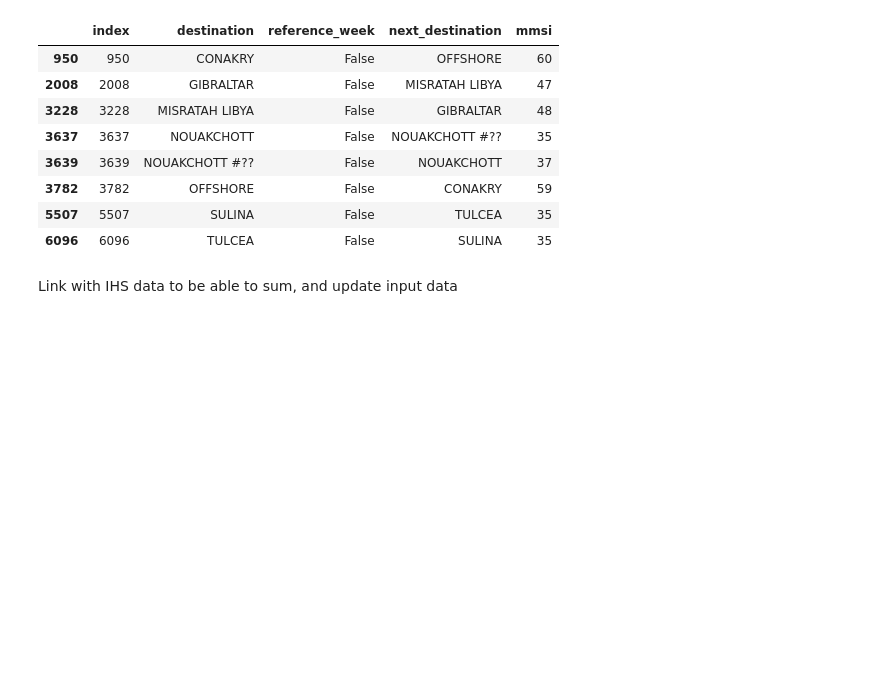
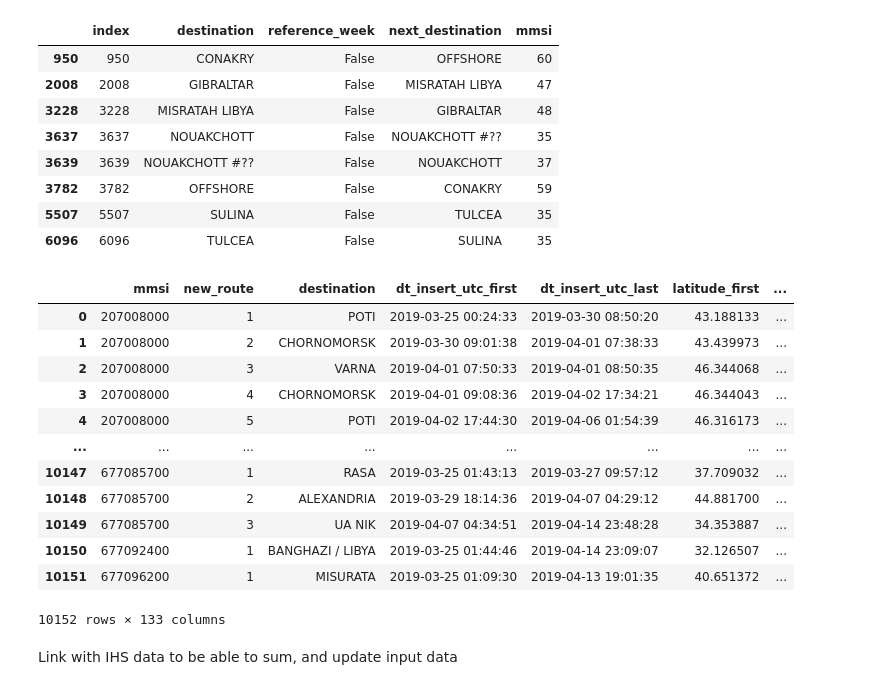
Before and after one commit to InseeFrLab/hackathon-un-2022, a Jupyter notebook: notebooks/ports_sspcloud.ipynb, the cells around one changed output. Drawn from its saved outputs; the diff is of its cells as text; code cells hidden in the pictures; blank space fills up the shorter version.

```diff
--- a/notebooks/ports_sspcloud.ipynb
+++ b/notebooks/ports_sspcloud.ipynb
@@ -719,7 +719,22 @@ departure_counts[departure_counts['mmsi'] > 30]
 # %%
 ship_data_enriched = fc.create_ship_data_enriched()
 # %%
-ais_enriched = fc.enrich_AIS_data(ais, ship_data_enriched)
+new_routes_df_enriched = fc.enrich_AIS_data(new_routes_df, ship_data_enriched)
+new_routes_df_enriched
+# %% [output]
+|  | mmsi | new_route | destination | dt_insert_utc_first | dt_insert_utc_last | latitude_first | ... |
+| 0 | 207008000 | 1 | POTI | 2019-03-25 00:24:33 | 2019-03-30 08:50:20 | 43.188133 | ... |
+| 1 | 207008000 | 2 | CHORNOMORSK | 2019-03-30 09:01:38 | 2019-04-01 07:38:33 | 43.439973 | ... |
+| 2 | 207008000 | 3 | VARNA | 2019-04-01 07:50:33 | 2019-04-01 08:50:35 | 46.344068 | ... |
+| 3 | 207008000 | 4 | CHORNOMORSK | 2019-04-01 09:08:36 | 2019-04-02 17:34:21 | 46.344043 | ... |
+| 4 | 207008000 | 5 | POTI | 2019-04-02 17:44:30 | 2019-04-06 01:54:39 | 46.316173 | ... |
+| ... | ... | ... | ... | ... | ... | ... | ... |
+| 10147 | 677085700 | 1 | RASA | 2019-03-25 01:43:13 | 2019-03-27 09:57:12 | 37.709032 | ... |
+| 10148 | 677085700 | 2 | ALEXANDRIA | 2019-03-29 18:14:36 | 2019-04-07 04:29:12 | 44.881700 | ... |
+| 10149 | 677085700 | 3 | UA NIK | 2019-04-07 04:34:51 | 2019-04-14 23:48:28 | 34.353887 | ... |
+| 10150 | 677092400 | 1 | BANGHAZI / LIBYA | 2019-03-25 01:44:46 | 2019-04-14 23:09:07 | 32.126507 | ... |
+| 10151 | 677096200 | 1 | MISURATA | 2019-03-25 01:09:30 | 2019-04-13 19:01:35 | 40.651372 | ... |
+10152 rows × 133 columns
 # %% [markdown]
 Link with IHS data to be able to sum, and update input data
 # %%
```
